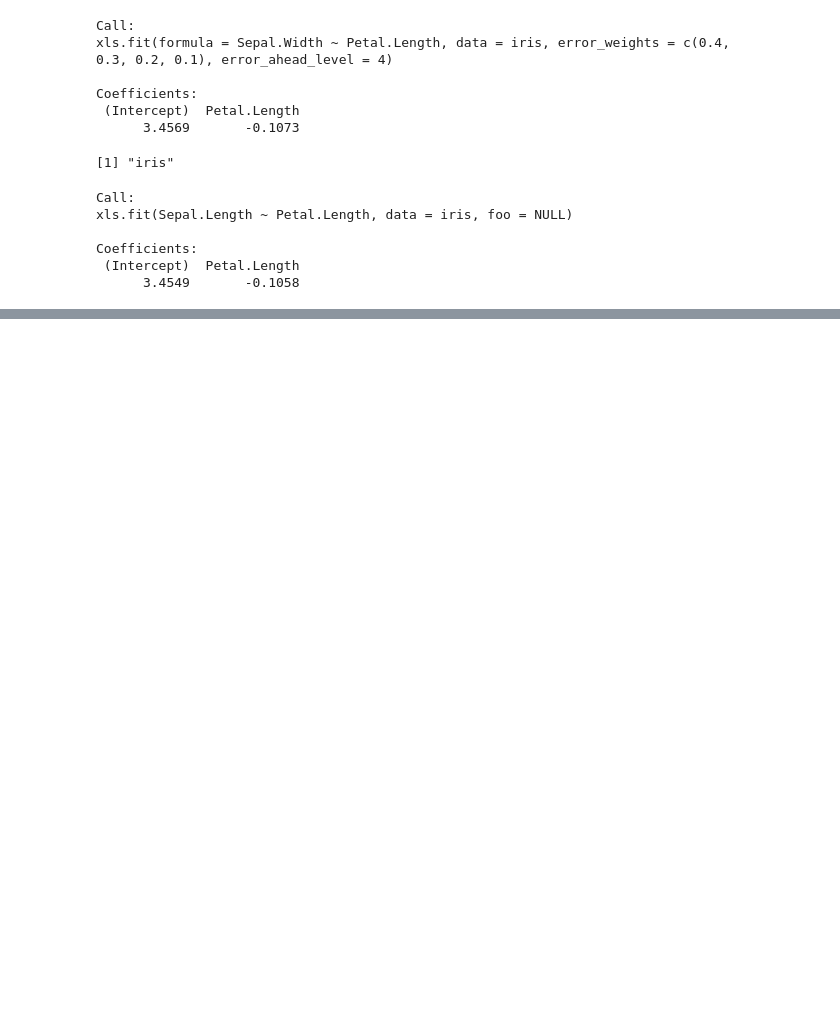
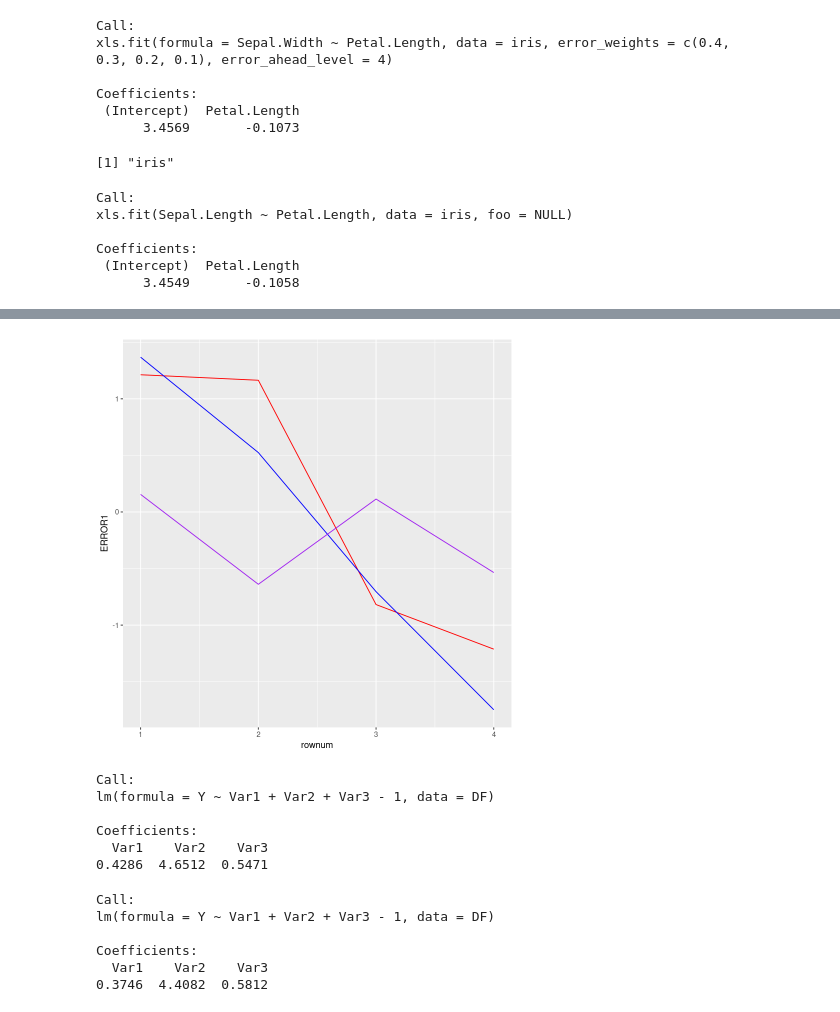
Before and after one commit to sametsoekel/eXtreme-Least-Squares, a Jupyter notebook: notebooks_ipynb/Algorithm.ipynb, the cells around one changed output, grey strips where cells are left out. Saved outputs shown, nothing was run; the diff lists cells and outputs as text; code cells hidden in the pictures; blank space fills up the shorter version.

```diff
--- a/notebooks_ipynb/Algorithm.ipynb
+++ b/notebooks_ipynb/Algorithm.ipynb
@@ -178,0 +183,8 @@ Coefficients:
+# %%
+DF <- data.table(Var2 = c(1,1,0,0,1),Var3 = c(24,18,5,16,12),Y = c(4,15,8,13,18))
+# %%
+DF[, Var1 := shift(Y,n = 1)]
+
+DF <- DF[,.SD,.SDcols = c('Var1','Var2','Var3','Y')]
+
+DF <- na.omit(DF)
@@ -178,0 +281,27 @@ Coefficients:
+# %%
+DF %>%
+mutate(rownum = 1:n()) %>%
+ggplot()+
+geom_line(aes(x=rownum , y = ERROR1),color='red')+
+geom_line(aes(x=rownum , y = ERROR2),color='blue')+
+geom_line(aes(x=rownum , y = ERROR3),color='purple')
+# %% [output]
+[figure, added]
+# %%
+inital_model
+# %% [output]
+Call:
+lm(formula = Y ~ Var1 + Var2 + Var3 - 1, data = DF)
+
+Coefficients:
+  Var1    Var2    Var3
+0.4286  4.6512  0.5471
+# %%
+reshaped_model
+# %% [output]
+Call:
+lm(formula = Y ~ Var1 + Var2 + Var3 - 1, data = DF)
+
+Coefficients:
+  Var1    Var2    Var3
+0.3746  4.4082  0.5812
```
Also changed, not shown: parts of 19 cells of this notebook, 1 other file.
